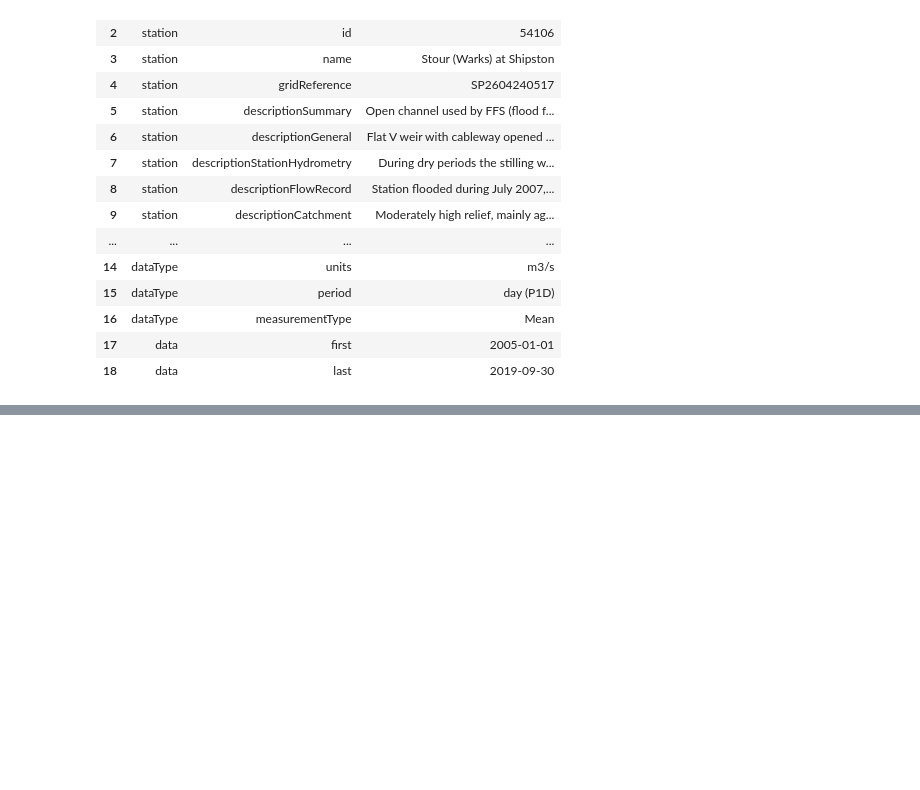
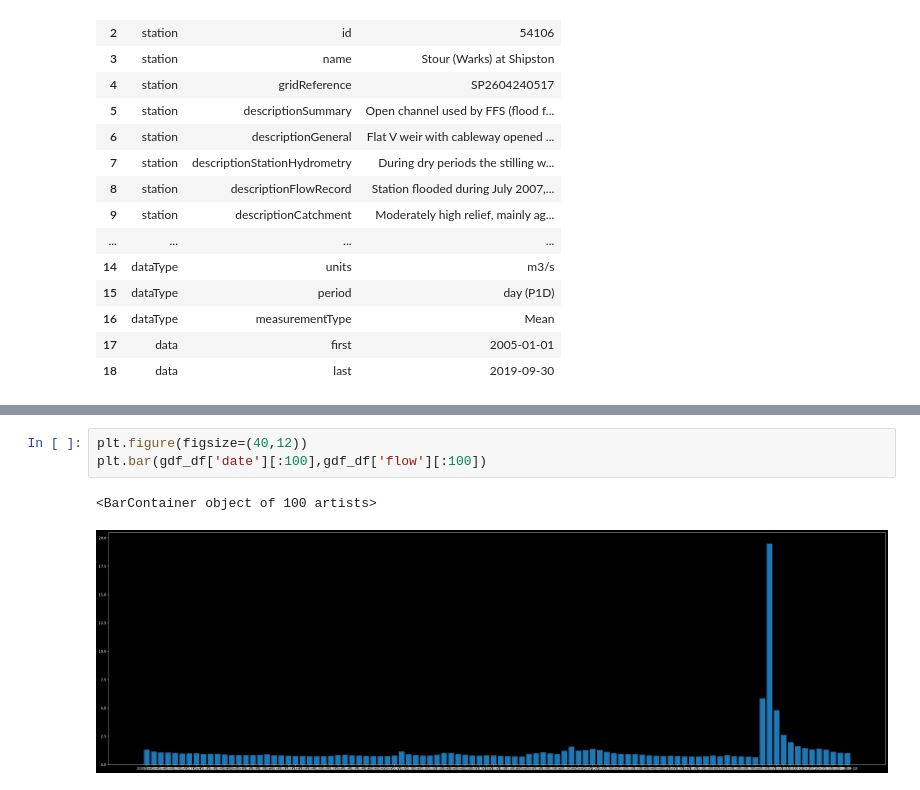
Before and after one commit to ai4er-cdt/flood_risk_shipston, a Jupyter notebook: notebooks/nrfa_data.ipynb, the cells around one changed output, grey strips where cells are left out. Cells and saved outputs as stored; diff of their text form; blank space fills up the shorter version.

```diff
--- a/notebooks/nrfa_data.ipynb
+++ b/notebooks/nrfa_data.ipynb
@@ -67,0 +115,6 @@ gdf_metadata
+# %%
+plt.figure(figsize=(40,12))
+plt.bar(gdf_df['date'][:100],gdf_df['flow'][:100])
+# %% [output]
+<BarContainer object of 100 artists>
+[figure, added]
```
Also changed, not shown: parts of 5 cells of this notebook.
